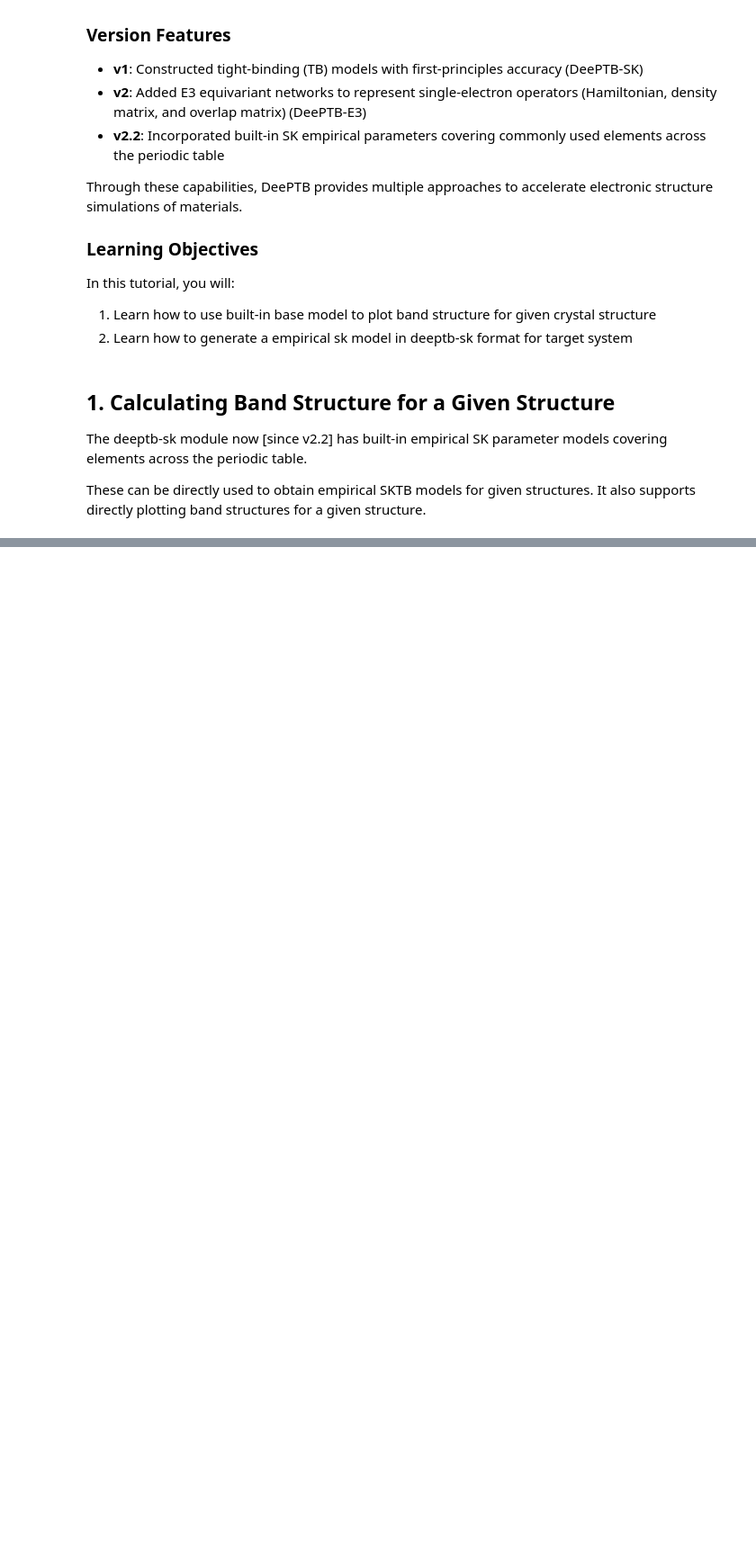
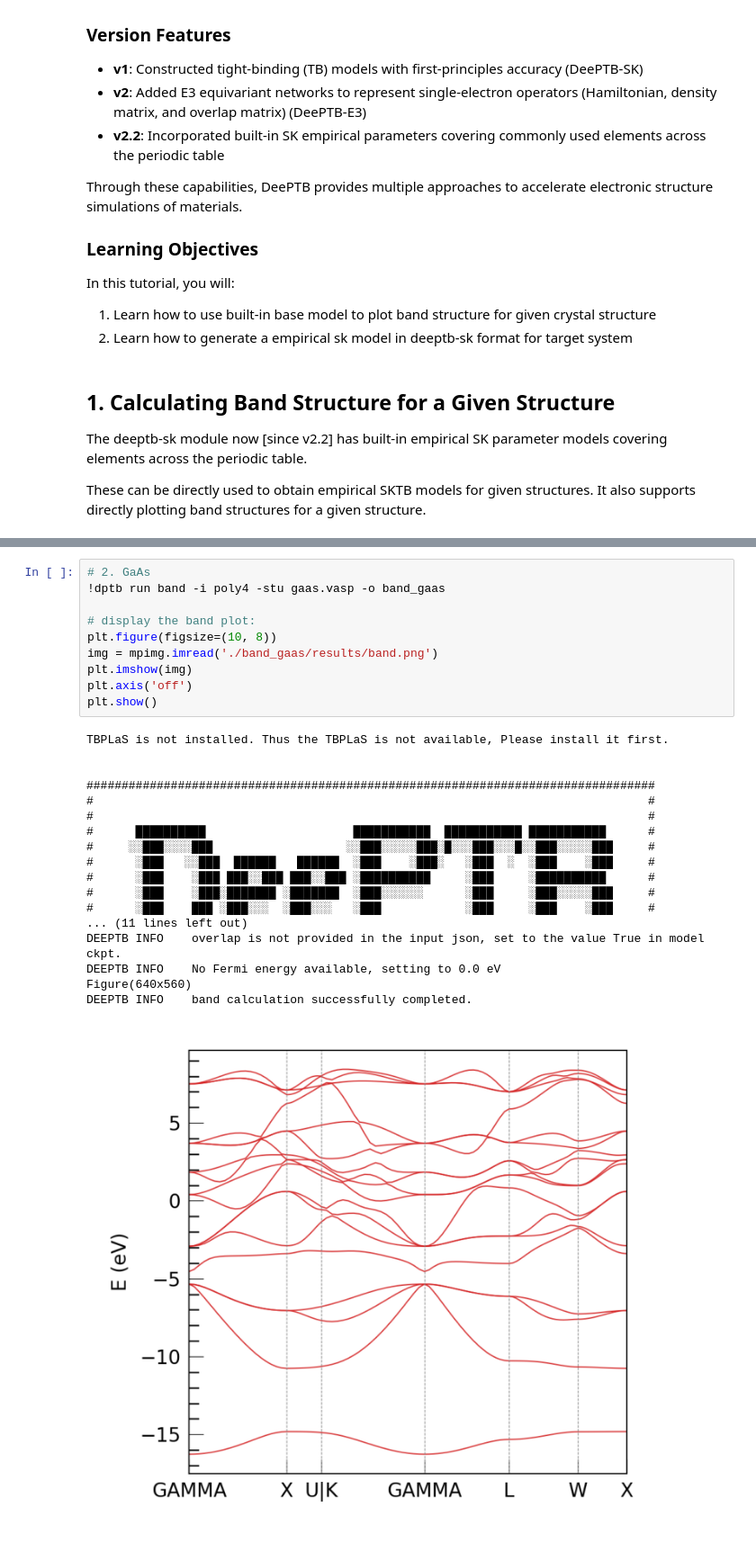
Before and after one commit to DeePTB-Lab/Recipes, a Jupyter notebook: deeptb_tutorials/v2.2/DeePTB_Tutorial_1_Colab.ipynb, the cells around one changed output, grey strips where cells are left out. Shown at 90% size. Saved outputs shown, nothing was run; the diff lists cells and outputs as text; blank space fills up the shorter version.

```diff
--- a/deeptb_tutorials/v2.2/DeePTB_Tutorial_1_Colab.ipynb
+++ b/deeptb_tutorials/v2.2/DeePTB_Tutorial_1_Colab.ipynb
@@ -170,0 +129,29 @@ os.chdir(f"{workdir}/structures")
+# %%
+# 2. GaAs
+!dptb run band -i poly4 -stu gaas.vasp -o band_gaas
+
+# display the band plot:
+plt.figure(figsize=(10, 8))
+img = mpimg.imread('./band_gaas/results/band.png')
+plt.imshow(img)
+plt.axis('off')
+plt.show()
+# %% [output]
+TBPLaS is not installed. Thus the TBPLaS is not available, Please install it first.
+
+
+#################################################################################
+#                                                                               #
+#                                                                               #
+#      ██████████                     ███████████  ███████████ ███████████      #
+#     ░░███░░░░███                   ░░███░░░░░███░█░░░███░░░█░░███░░░░░███     #
+#      ░███   ░░███  ██████   ██████  ░███    ░███░   ░███  ░  ░███    ░███     #
+#      ░███    ░███ ███░░███ ███░░███ ░██████████     ░███     ░██████████      #
+#      ░███    ░███░███████ ░███████  ░███░░░░░░      ░███     ░███░░░░░███     #
+#      ░███    ███ ░███░░░  ░███░░░   ░███            ░███     ░███    ░███     #
+... (11 lines left out)
+DEEPTB INFO    overlap is not provided in the input json, set to the value True in model ckpt.
+DEEPTB INFO    No Fermi energy available, setting to 0.0 eV
+Figure(640x560)
+DEEPTB INFO    band calculation successfully completed.
+[figure, added]
```
Also changed, not shown: parts of 31 cells of this notebook, 6 other files.
